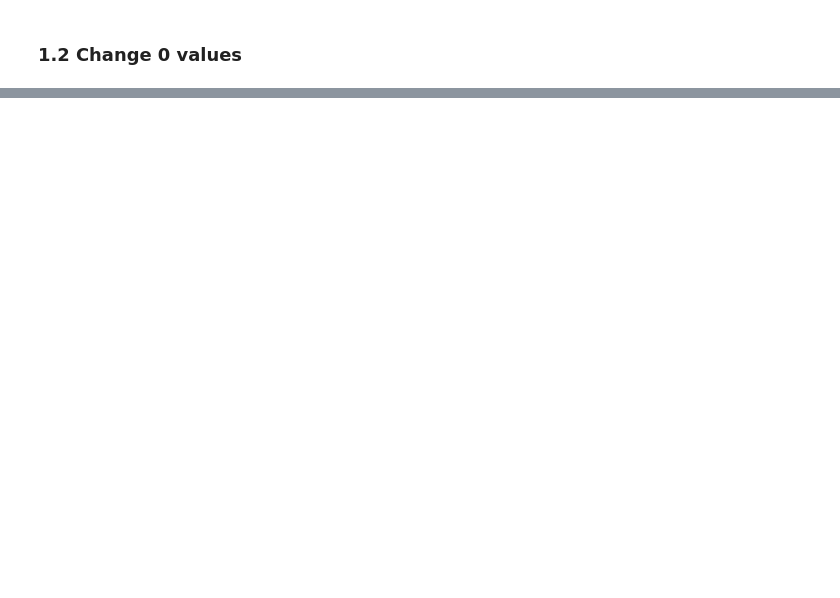
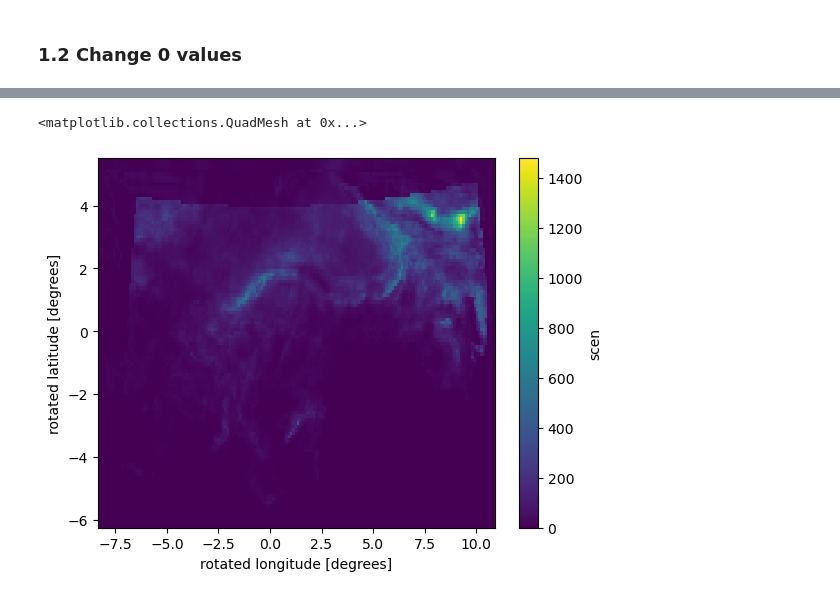
Before and after one commit to donmezkutay/msc-thesis-codes, a Jupyter notebook: bias_correction3_modify_nodata_values.ipynb, the cells around one changed output, grey strips where cells are left out. Cells and saved outputs as stored; diff of their text form; code cells hidden in the pictures; blank space fills up the shorter version.

```diff
--- a/bias_correction3_modify_nodata_values.ipynb
+++ b/bias_correction3_modify_nodata_values.ipynb
@@ -95,0 +93,2 @@ data open
+# %%
+dt_model = xr.open_dataset(year_path)
@@ -95,0 +98,6 @@ data open
+# %%
+# check the data
+dt_model['scen'].transpose('time', 'rlat', 'rlon').sum(dim='time').plot()
+# %% [output]
+<matplotlib.collections.QuadMesh at 0x...>
+[figure, added]
```
Also changed, not shown: parts of 5 cells of this notebook, 5 other files.
